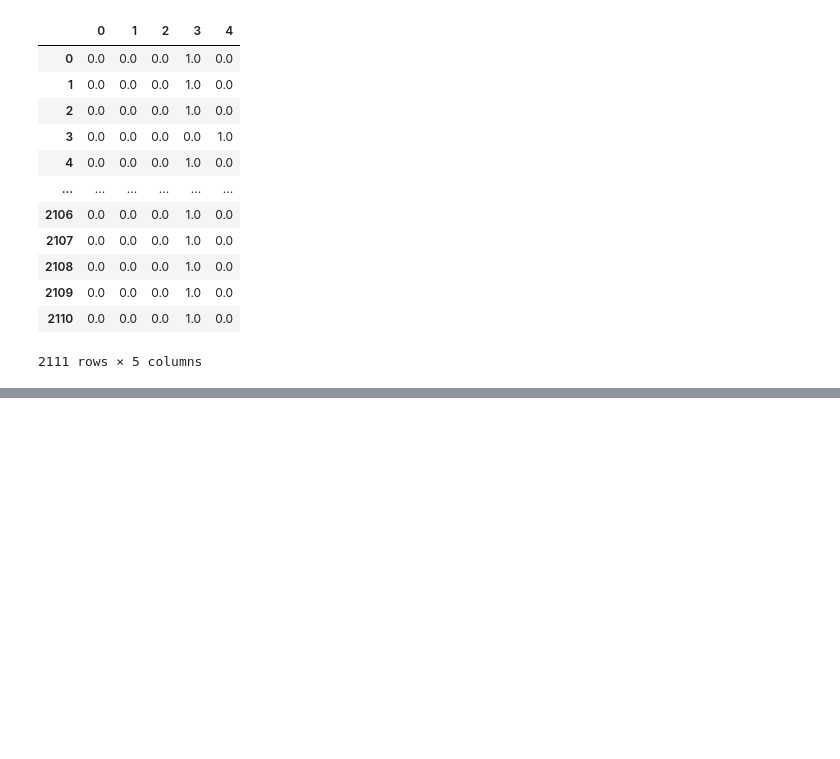
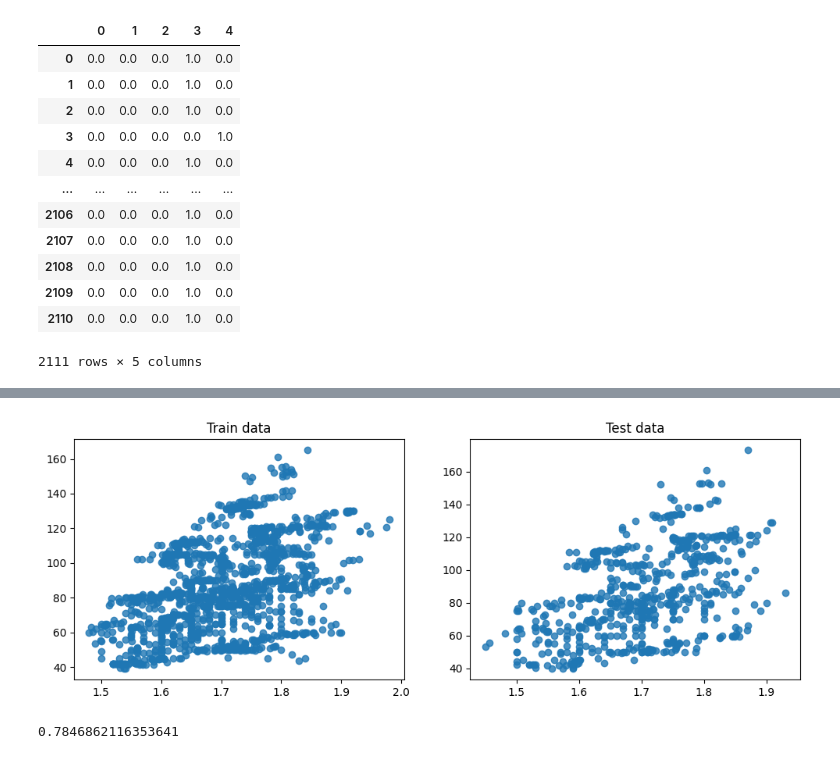
Before and after one commit to lolammrn/Python_project, a Jupyter notebook: Obesity.ipynb, the cells around one changed output, grey strips where cells are left out. Saved outputs shown, nothing was run; the diff lists cells and outputs as text; code cells hidden in the pictures; blank space fills up the shorter version.

Commit message:
Visualisation & Machine Learning & Django API

```diff
--- a/Obesity.ipynb
+++ b/Obesity.ipynb
@@ -156,0 +337,5 @@ AttributeError: 'DataFrame' object has no attribute 'categories_'
+# %%
+label_encoder = LabelEncoder()
+label_encoder.fit(df['SMOKE'])
+df['SMOKE'] = label_encoder.transform(df['SMOKE'])
+df
@@ -156,0 +362,5 @@ AttributeError: 'DataFrame' object has no attribute 'categories_'
+# %%
+label_encoder = LabelEncoder()
+label_encoder.fit(df['SCC'])
+df['SCC'] = label_encoder.transform(df['SCC'])
+df
@@ -156,0 +387,6 @@ AttributeError: 'DataFrame' object has no attribute 'categories_'
+# %%
+#split data into X and y
+X = df.drop('NObeyesdad', axis=1)
+y = df['NObeyesdad']
+# %%
+X_train, X_test, y_train, y_test = train_test_split(X, y, test_size=0.3, random_state=42)
@@ -156,0 +419,12 @@ AttributeError: 'DataFrame' object has no attribute 'categories_'
+# %%
+#visualize the train and test data on scatter subplot
+plt.figure(figsize=(12, 4))
+plt.subplot(121)
+plt.scatter(X_train.Height, X_train.Weight, alpha=0.8)
+plt.title('Train data')
+plt.subplot(122)
+plt.scatter(X_test.Height, X_test.Weight, alpha=0.8)
+plt.title('Test data')
+plt.show()
+# %% [output]
+[figure, added]
@@ -156,0 +444,4 @@ AttributeError: 'DataFrame' object has no attribute 'categories_'
+# %%
+cross_val_score(KNeighborsClassifier(), X_train, y_train, cv=5, scoring='accuracy').mean()
+# %% [output]
+0.7846862116353641
```
Also changed, not shown: parts of 56 cells of this notebook, 19 other files.
